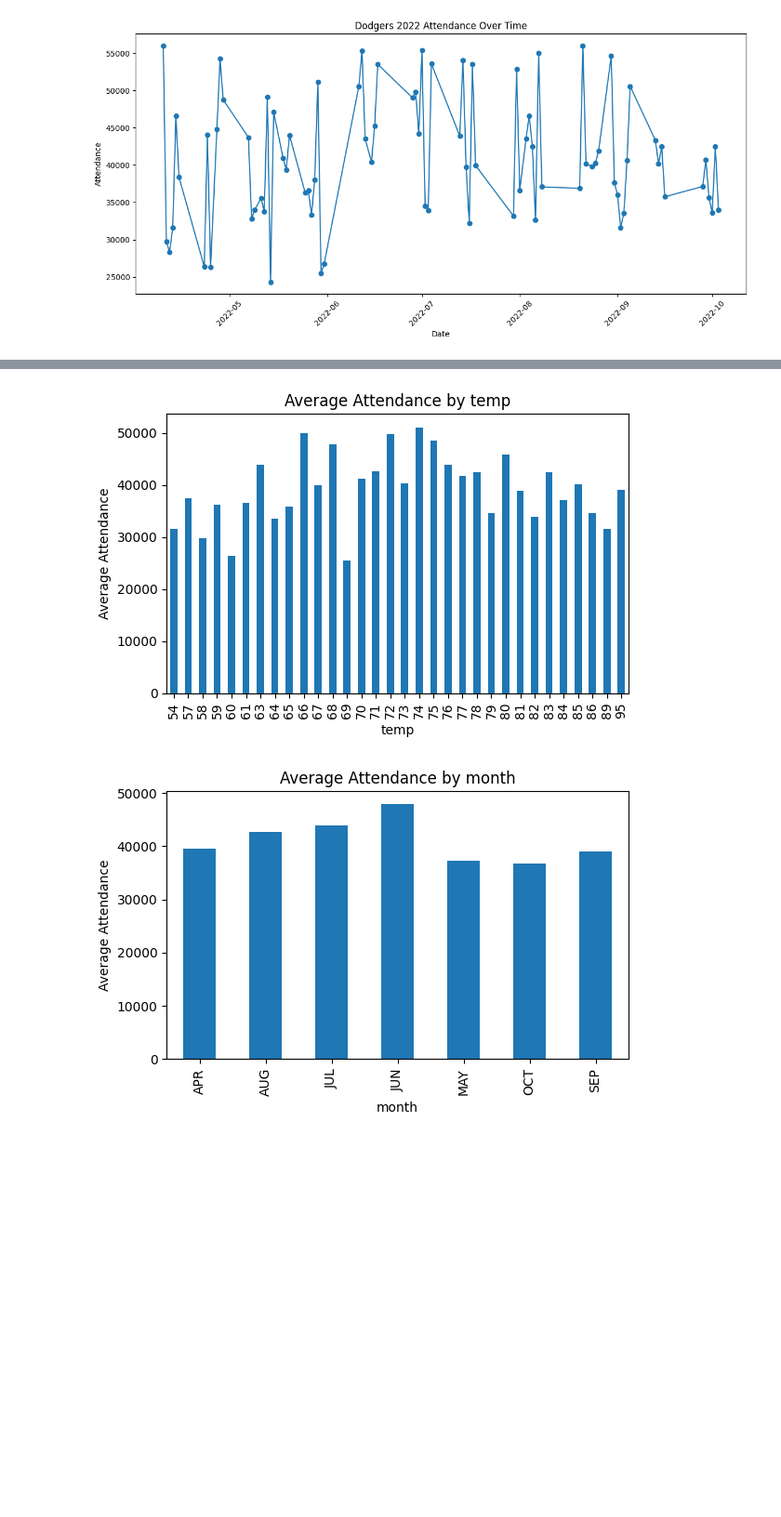
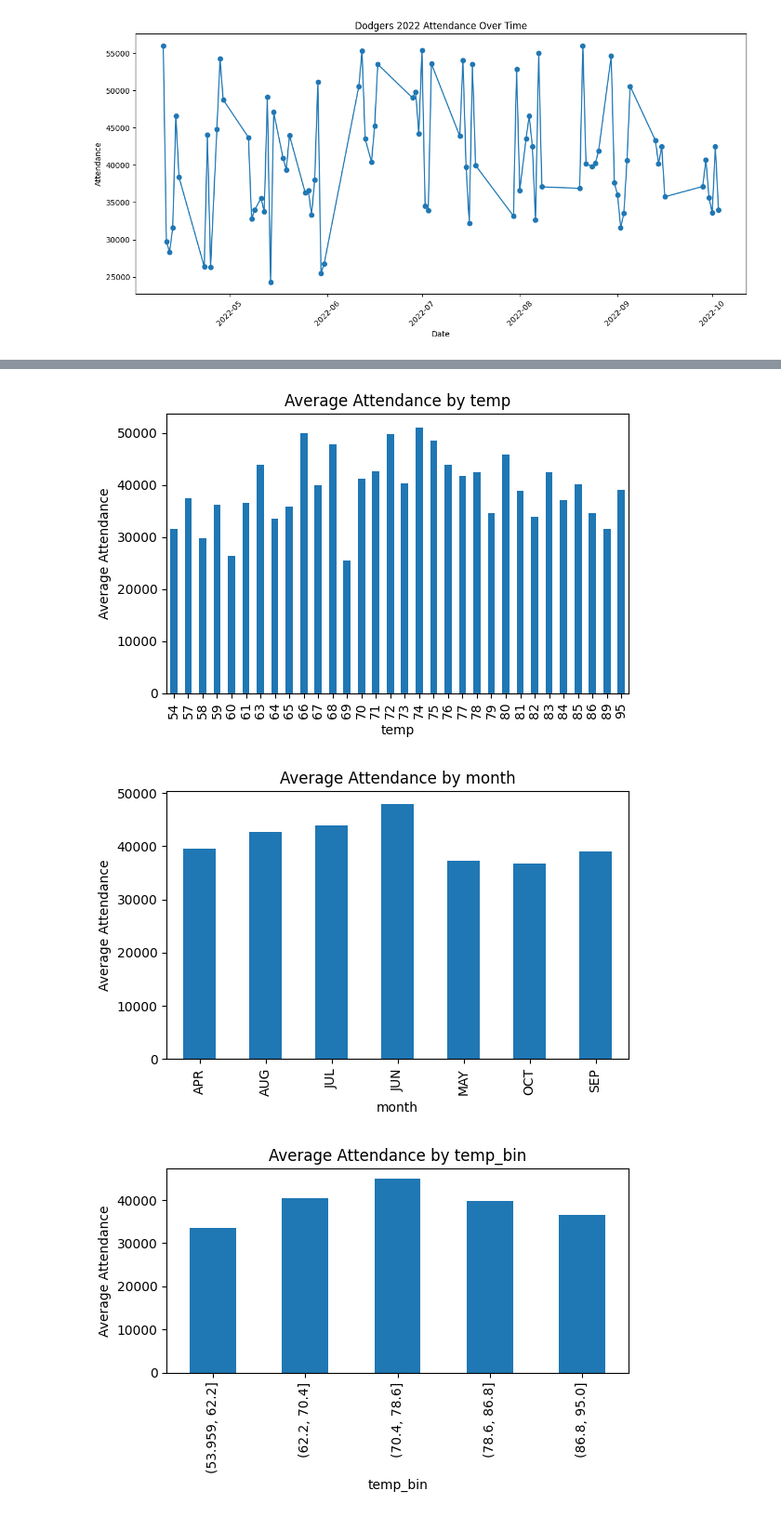
Before and after one commit to gabriel-joseph/data_science_portfolio, a Jupyter notebook: fall2025/dsc630_data_prediction/week3/week3_gabriel_vance_assignment_3.2.ipynb, the cells around one changed output, grey strips where cells are left out. Shown at 93% size. Drawn from its saved outputs; the diff is of its cells as text; code cells hidden in the pictures; blank space fills up the shorter version.

```diff
--- a/fall2025/dsc630_data_prediction/week3/week3_gabriel_vance_assignment1.3.ipynb
+++ b/fall2025/dsc630_data_prediction/week3/week3_gabriel_vance_assignment_3.2.ipynb
@@ -31,27 +114,30 @@ plt.show()
 # %%
+# Add a bin column for temperature because
+df['temp_bin'] = pd.cut(df['temp'], bins=5)
 
-columns_to_check = ['skies', 'day_night', 'fireworks', 'cap', 'shirt', 'bobblehead','day_of_week','opponent','temp','month']
+columns_to_check = ['skies', 'day_night', 'fireworks', 'cap', 'shirt', 'bobblehead','day_of_week','opponent','temp','month','temp_bin']
 
 for col in columns_to_check:
     avg_attend = df.groupby(col)['attend'].mean()
 
     # Plot bar chart
     plt.figure(figsize=(6,4))
     avg_attend.plot(kind='bar')
 
     plt.title(f"Average Attendance by {col}")
     plt.xlabel(col)
     plt.ylabel("Average Attendance")
     plt.tight_layout()
     plt.show()
 # %% [output]
 [figure]
 [figure]
 [figure]
 [figure]
 [figure]
 [figure]
 [figure]
 [figure]
 [figure]
 [figure]
+[figure, added]
```
Also changed, not shown: parts of 18 cells of this notebook, 24 other files.
